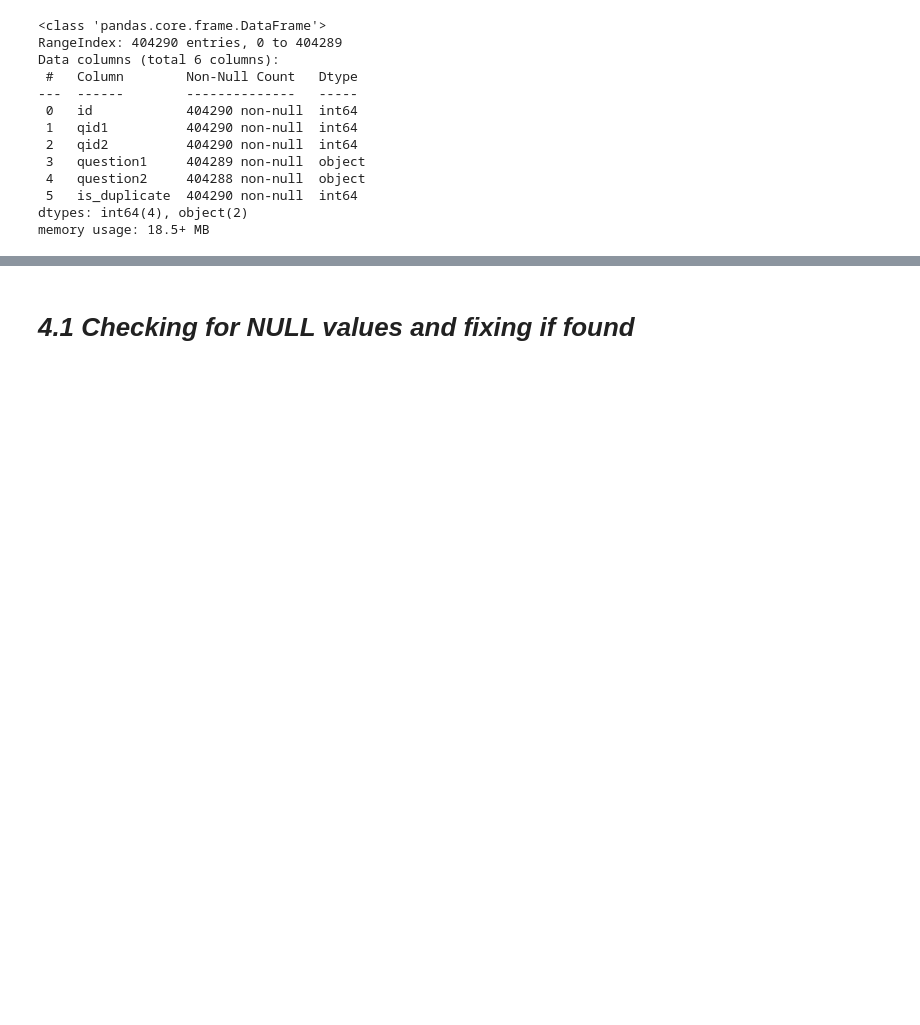
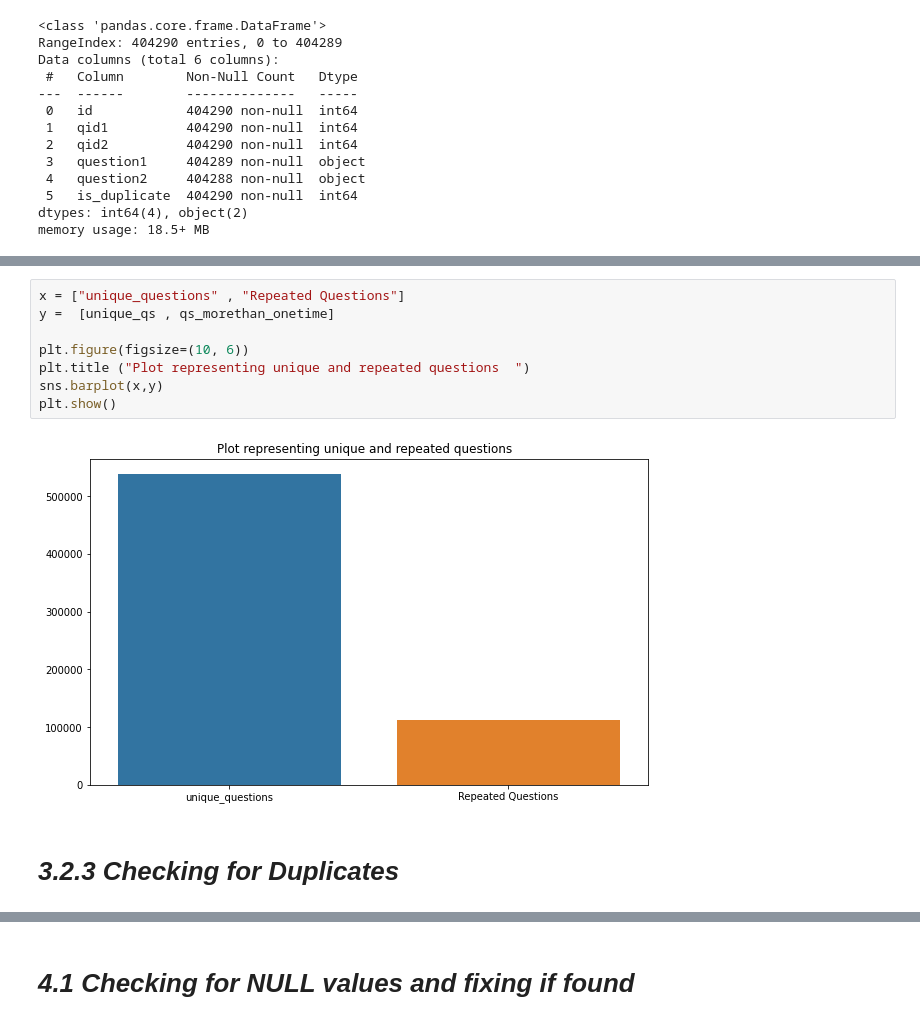
Before and after one commit to RajaSudipta/Quora-Question-Pairs, a Jupyter notebook: quora_question_pairs_ml_phase2.ipynb, the cells around one changed output, grey strips where cells are left out. Cells and saved outputs as stored; diff of their text form; blank space fills up the shorter version.

```diff
--- a/quora_question_pairs_ml_phase2.ipynb
+++ b/quora_question_pairs_ml_phase2.ipynb
@@ -150,0 +210,12 @@ memory usage: 18.5+ MB
+# %%
+x = ["unique_questions" , "Repeated Questions"]
+y =  [unique_qs , qs_morethan_onetime]
+
+plt.figure(figsize=(10, 6))
+plt.title ("Plot representing unique and repeated questions  ")
+sns.barplot(x,y)
+plt.show()
+# %% [output]
+[figure, added]
+# %% [markdown]
+# ***3.2.3 Checking for Duplicates***
```
Also changed, not shown: parts of 66 cells of this notebook.
